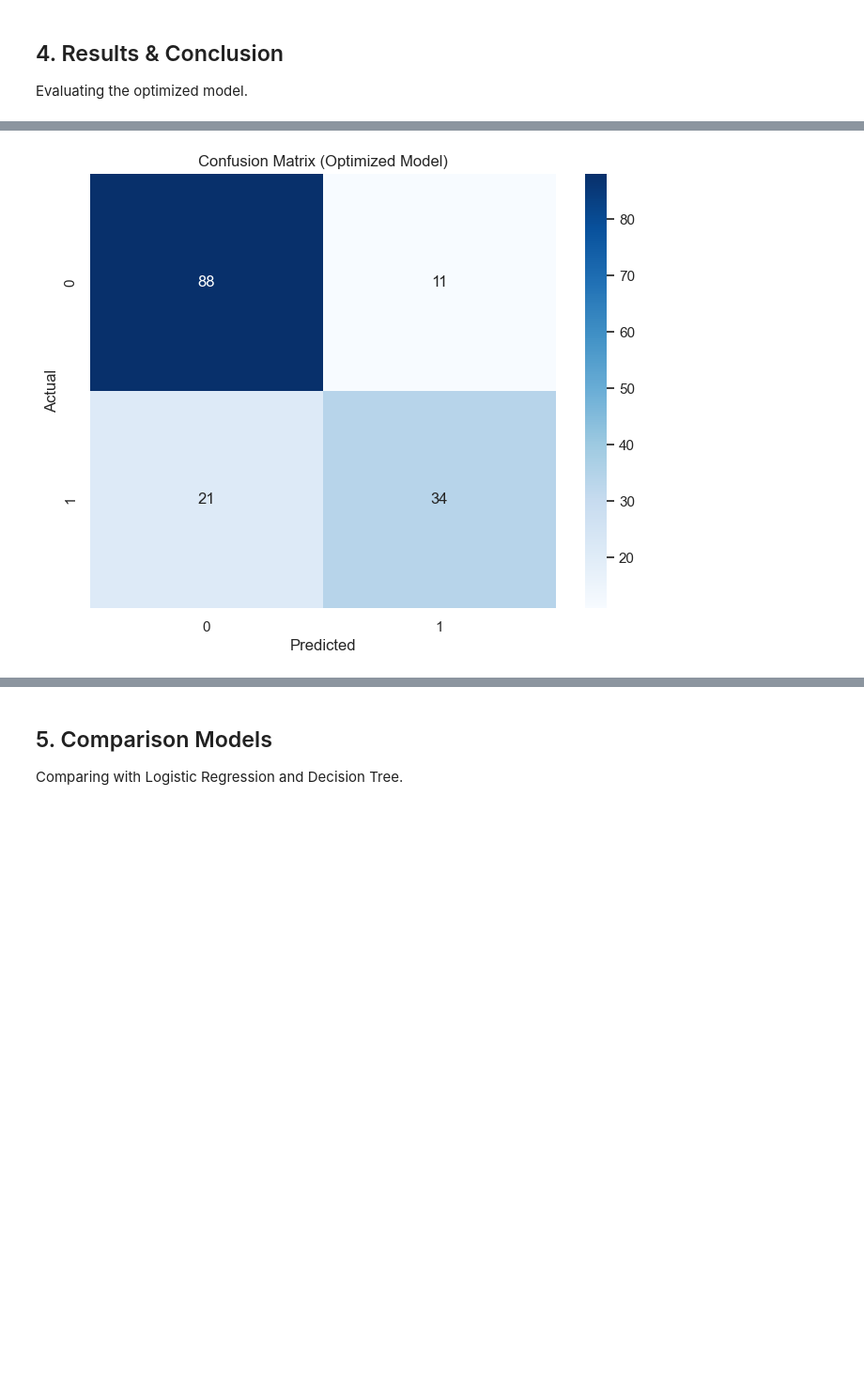
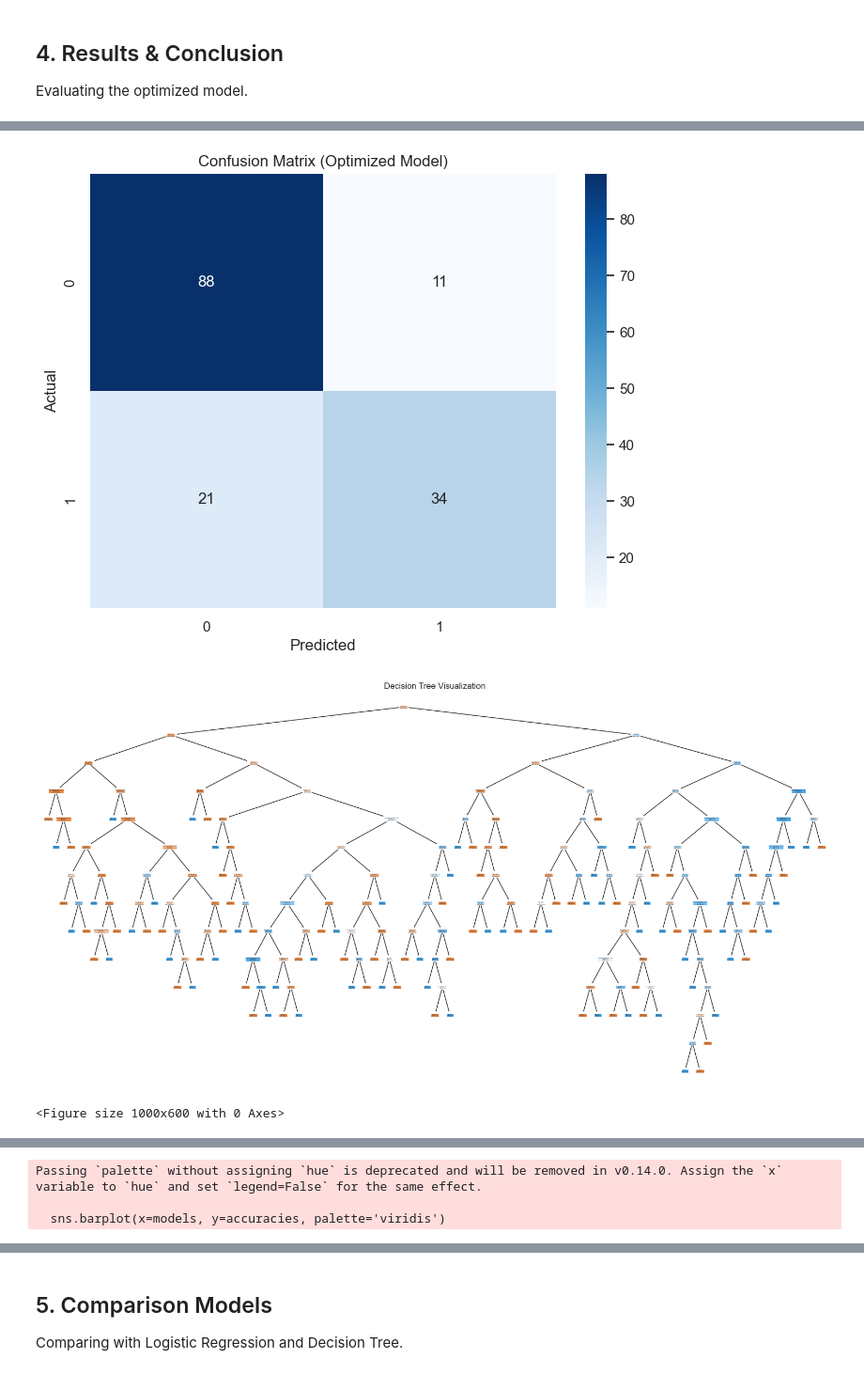
Before and after one commit to SriBalajiMachani/MIS-3_Assignment-2, a Jupyter notebook: diabetes_analysis.ipynb, the cells around one changed output, grey strips where cells are left out. Shown: that part at 94% size. Drawn from its saved outputs; the diff is of its cells as text; code cells hidden in the pictures; blank space fills up the shorter version.

```diff
--- a/diabetes_analysis.ipynb
+++ b/diabetes_analysis.ipynb
@@ -135,30 +140,77 @@ opt_accuracy = accuracy_score(y_test, y_pred_opt)
 
 print(f"Optimized Model Accuracy: {opt_accuracy:.4f}")
 print(f"Improvement: {opt_accuracy - base_accuracy:.4f}")
 
 print("\nOptimized Classification Report:\n")
 print(classification_report(y_test, y_pred_opt))
 
 # Confusion Matrix
 plt.figure(figsize=(8, 6))
 cm = confusion_matrix(y_test, y_pred_opt)
 sns.heatmap(cm, annot=True, fmt='d', cmap='Blues')
 plt.title('Confusion Matrix (Optimized Model)')
 plt.xlabel('Predicted')
 plt.ylabel('Actual')
 plt.show()
+
+# plot decision tree from the optimized model
+if isinstance(best_model.named_steps['svm'], SVC):
+    # Train a decision tree for visualization purposes
+    dtree = DecisionTreeClassifier(random_state=42)
+    dtree.fit(X_train, y_train)
+
+    plt.figure(figsize=(20,10))
+    plot_tree(dtree, feature_names=X.columns, class_names=['No Diabetes', 'Diabetes'], filled=True)
+    plt.title('Decision Tree Visualization')
+    plt.show()
+
+# add line plot of Optimized Classification Report metrics of precision, recall, f1-score
+report = classification_report(y_test, y_pred_opt, output_dict=True)
+metrics_df = pd.DataFrame(report).transpose()
+plt.figure(figsize=(10, 6))
+metrics_df[['precision', 'recall', 'f1-score']].iloc[:-1].plot(kind='line', marker='o')
+plt.title('Optimized Classification Report Metrics')
+plt.xlabel('Classes')
+plt.ylabel('Scores')
+plt.ylim(0, 1)
+plt.grid()
+plt.show()
+# Final comparison of base and optimized model accuracies
+plt.figure(figsize=(8, 6))
+models = ['Base Model', 'Optimized Model']
+accuracies = [base_accuracy, opt_accuracy]
+sns.barplot(x=models, y=accuracies, palette='viridis')
+plt.title('Model Accuracy Comparison')
+plt.ylabel('Accuracy')
+plt.ylim(0, 1)
+for i, v in enumerate(accuracies):
+    plt.text(i, v + 0.01, f"{v:.4f}", ha='center', fontweight='bold')
+plt.show()
+# Final comparison of base and optimized model accuracies
+plt.figure(figsize=(8, 6))
+models = ['Base Model', 'Optimized Model']
+accuracies = [base_accuracy, opt_accuracy]
+sns.barplot(x=models, y=accuracies, palette='viridis')
+plt.title('Model Accuracy Comparison')
+plt.ylabel('Accuracy')
+plt.ylim(0, 1)
+for i, v in enumerate(accuracies):
+    plt.text(i, v + 0.01, f"{v:.4f}", ha='center', fontweight='bold')
+plt.show()
 # %% [output]
 Optimized Model Accuracy: 0.7922
 Improvement: 0.0714
 
 Optimized Classification Report:
 
               precision    recall  f1-score   support
 
            0       0.81      0.89      0.85        99
            1       0.76      0.62      0.68        55
 
     accuracy                           0.79       154
    macro avg       0.78      0.75      0.76       154
 weighted avg       0.79      0.79      0.79       154
 [figure]
+[figure, added]
+<Figure size 1000x600 with 0 Axes>
@@ -164,0 +218,3 @@ weighted avg       0.79      0.79      0.79       154
+Passing `palette` without assigning `hue` is deprecated and will be removed in v0.14.0. Assign the `x` variable to `hue` and set `legend=False` for the same effect.
+
+  sns.barplot(x=models, y=accuracies, palette='viridis')
```
Also changed, not shown: parts of 3 cells of this notebook.
